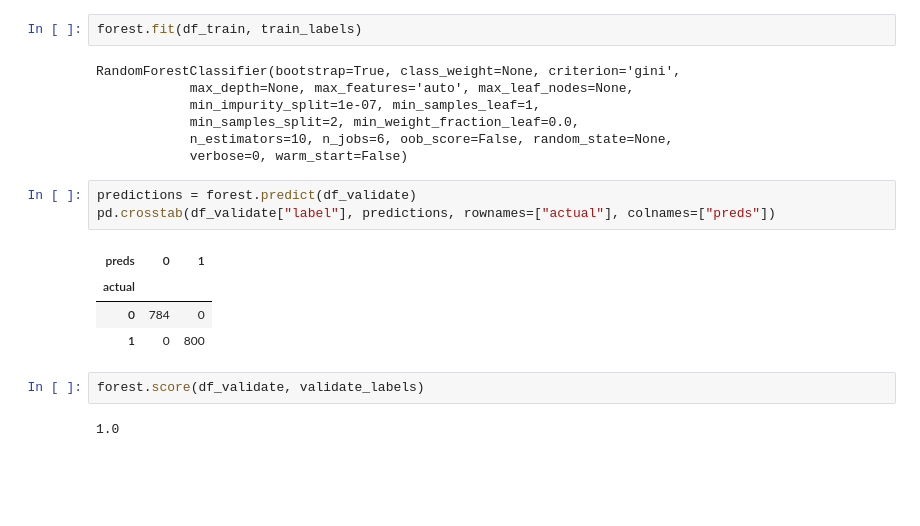
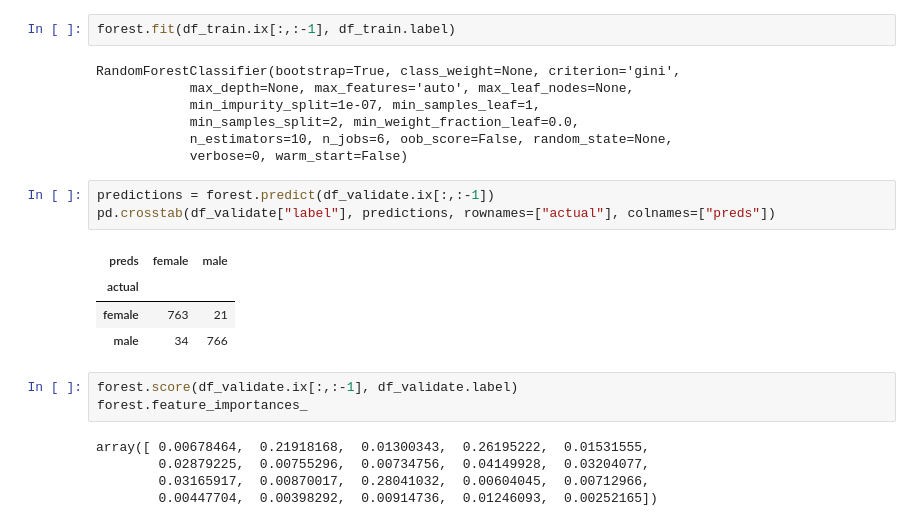
Before and after one commit to matthiasBender/movielens, a Jupyter notebook: Pandas Intro.ipynb, the cells around one changed output. Saved outputs shown, nothing was run; the diff lists cells and outputs as text; blank space fills up the shorter version.

```diff
--- a/Pandas Intro.ipynb
+++ b/Pandas Intro.ipynb
@@ -280,5 +311,5 @@ See the caveats in the documentation: http://pandas.pydata.org/pandas-docs/stabl
 # %%
-forest.fit(df_train, train_labels)
+forest.fit(df_train.ix[:,:-1], df_train.label)
 # %% [output]
 RandomForestClassifier(bootstrap=True, class_weight=None, criterion='gini',
             max_depth=None, max_features='auto', max_leaf_nodes=None,
@@ -287,14 +318,18 @@ RandomForestClassifier(bootstrap=True, class_weight=None, criterion='gini',
             n_estimators=10, n_jobs=6, oob_score=False, random_state=None,
             verbose=0, warm_start=False)
 # %%
-predictions = forest.predict(df_validate)
+predictions = forest.predict(df_validate.ix[:,:-1])
 pd.crosstab(df_validate["label"], predictions, rownames=["actual"], colnames=["preds"])
 # %% [output]
-| preds | 0 | 1 |
+| preds | female | male |
 | actual |  |  |
-| 0 | 784 | 0 |
-| 1 | 0 | 800 |
+| female | 763 | 21 |
+| male | 34 | 766 |
 # %%
-forest.score(df_validate, validate_labels)
+forest.score(df_validate.ix[:,:-1], df_validate.label)
+forest.feature_importances_
 # %% [output]
-1.0
+array([ 0.00678464,  0.21918168,  0.01300343,  0.26195222,  0.01531555,
+        0.02879225,  0.00755296,  0.00734756,  0.04149928,  0.03204077,
+        0.03165917,  0.00870017,  0.28041032,  0.00604045,  0.00712966,
+        0.00447704,  0.00398292,  0.00914736,  0.01246093,  0.00252165])
```
Also changed, not shown: parts of 5 cells of this notebook.
